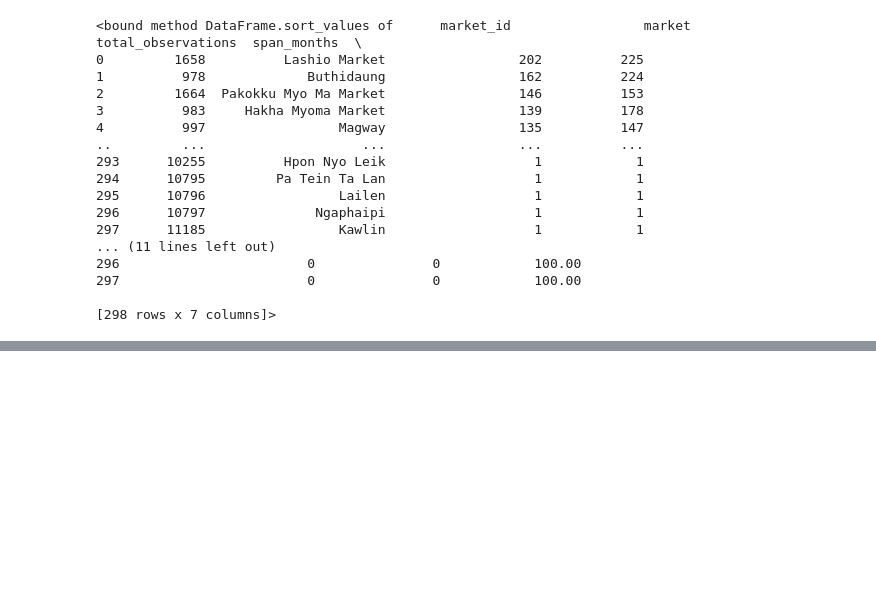
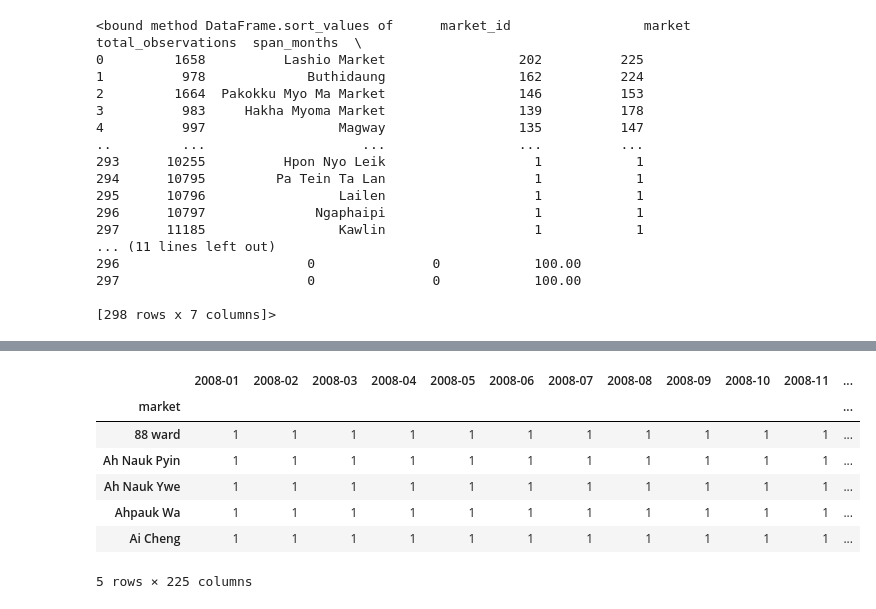
Before and after one commit to Ishigami-suhlaing/Myanmar-Food-Price-Forecasting, a Jupyter notebook: notebooks/rice/refined_rice.ipynb, the cells around one changed output, grey strips where cells are left out. Saved outputs shown, nothing was run; the diff lists cells and outputs as text; code cells hidden in the pictures; blank space fills up the shorter version.

```diff
--- a/notebooks/refined_rice.ipynb
+++ b/notebooks/rice/refined_rice.ipynb
@@ -365,0 +390,32 @@ df_optimized.sort_values
+# %%
+# Create a complete monthly timeline
+all_months = pd.period_range(
+    monthly_rice["month"].min(),
+    monthly_rice["month"].max(),
+    freq="M"
+)
+
+# Create market-month price matrix
+price_matrix = (
+    monthly_rice
+    .pivot(
+        index="market",
+        columns="month",
+        values="monthly_price"
+    )
+    .reindex(columns=all_months)
+)
+
+# 1 = Missing, 0 = Observed
+missing_matrix = price_matrix.isna().astype(int)
+
+display(missing_matrix.head())
+# %% [output]
+|  | 2008-01 | 2008-02 | 2008-03 | 2008-04 | 2008-05 | 2008-06 | 2008-07 | 2008-08 | 2008-09 | 2008-10 | 2008-11 | ... |
+| market |  |  |  |  |  |  |  |  |  |  |  | ... |
+| 88 ward | 1 | 1 | 1 | 1 | 1 | 1 | 1 | 1 | 1 | 1 | 1 | ... |
+| Ah Nauk Pyin | 1 | 1 | 1 | 1 | 1 | 1 | 1 | 1 | 1 | 1 | 1 | ... |
+| Ah Nauk Ywe | 1 | 1 | 1 | 1 | 1 | 1 | 1 | 1 | 1 | 1 | 1 | ... |
+| Ahpauk Wa | 1 | 1 | 1 | 1 | 1 | 1 | 1 | 1 | 1 | 1 | 1 | ... |
+| Ai Cheng | 1 | 1 | 1 | 1 | 1 | 1 | 1 | 1 | 1 | 1 | 1 | ... |
+5 rows × 225 columns
```
Also changed, not shown: parts of 4 cells of this notebook, 7 other files.
